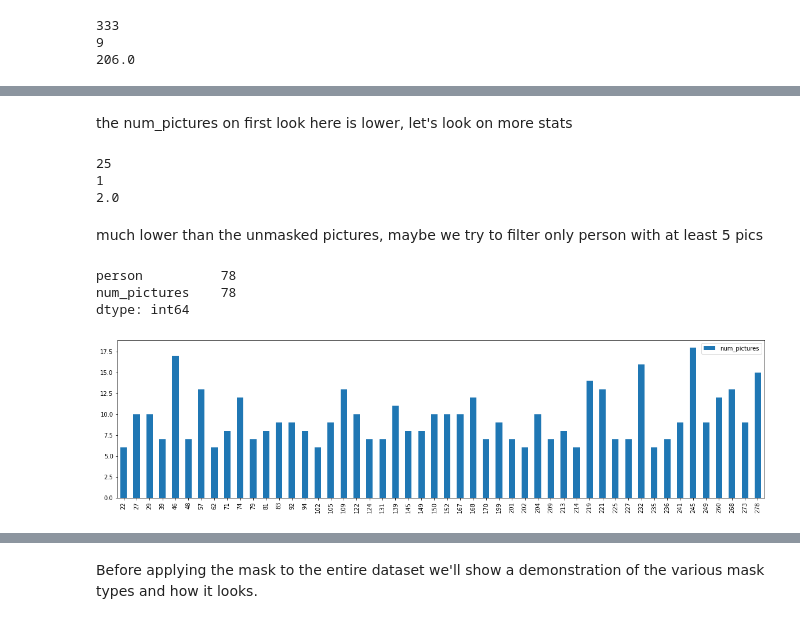
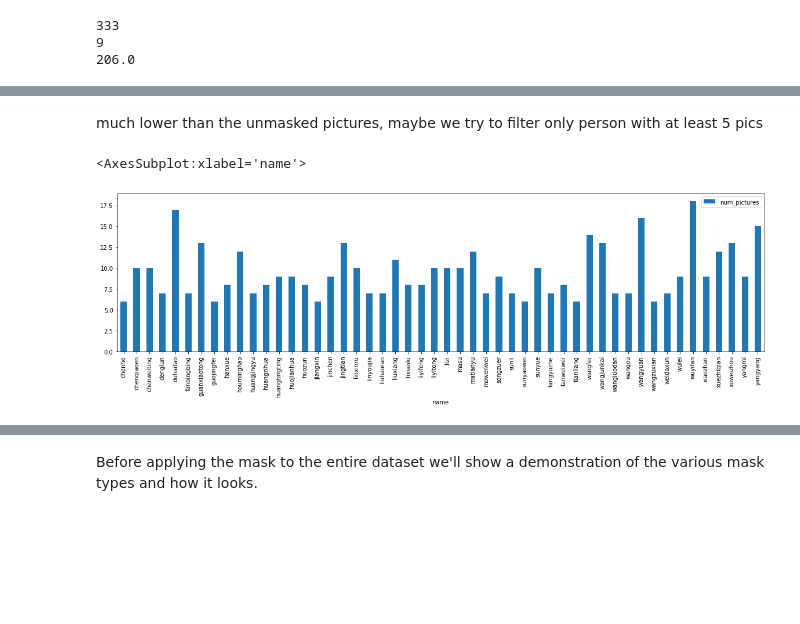
Before and after one commit to ofekari/MaskedFaceDetection, a Jupyter notebook: MaskedFaceDetectionNotebook.ipynb, the cells around one changed output, grey strips where cells are left out. Cells and saved outputs as stored; diff of their text form; code cells hidden in the pictures; blank space fills up the shorter version.

```diff
--- a/MaskedFaceDetectionNotebook.ipynb
+++ b/MaskedFaceDetectionNotebook.ipynb
@@ -108,14 +113,13 @@ import pandas as pd
 # %% [markdown]
 first let's check the counts of masked and unmasked pictures in this data set, start with unmaksed
 # %%
-BASE_PATH = "datazip/AFDB_face_dataset/"
-face_dataset = []
+BASE_PATH = "../data/afdb/face_dataset"
+afdb_face_dataset = []
 for path in glob.iglob(os.path.join(BASE_PATH, "**", "*.jpg")):
-    person = path.split("/")[-2]
-    size = os.path.getsize(path)
-    face_dataset.append({"person":person, "path": path, "size": size})
+    name = path.split("/")[-2]
+    index = re.search('_([0-9]*)\.',path).group(1)
+    afdb_face_dataset.append({"name":name, "index": index, "is_masked":False})
 
-face_dataset = pd.DataFrame(face_dataset)
-face_dataset_by_person = face_dataset.groupby("person").size().reset_index(name="num_pictures")
-face_dataset_by_person.head(10)
+afdb_face_dataset = pd.DataFrame(afdb_face_dataset)
+afdb_face_dataset
 # %% [output]
@@ -146,12 +167,11 @@ unmaksed pictures:
 # %%
-BASE_PATH = "datazip/AFDB_face_dataset/"
-masked_face_dataset = []
-for path in glob.iglob(os.path.join(BASE_PATH, "**")):
-    print(path)
-    person = path.split("/")[-2]
-    masked_face_dataset.append({"person":person, "path": path})
+BASE_PATH = "../data/afdb/masked_face_dataset"
+afdb_masked_face_dataset = []
+for path in glob.iglob(os.path.join(BASE_PATH, "**", "*.jpg")):
+    name = path.split("/")[-2]
+    index = re.search('_([0-9]*)\.',path).group(1)
+    afdb_masked_face_dataset.append({"name":name, "index": index, "is_masked":True})
 
-masked_face_dataset
-# masked_face_dataset = pd.DataFrame(masked_face_dataset)
-# masked_face_dataset = masked_face_dataset.groupby("person").size().reset_index(name="num_pictures")
+afdb_masked_face_dataset = pd.DataFrame(afdb_masked_face_dataset)
+afdb_masked_face_dataset
 # %% [output]
@@ -191,0 +191,3 @@ datazip/AFDB_face_dataset/zhoujielun
+# %%
+afdb_masked_face_dataset_by_name = afdb_masked_face_dataset.groupby("name").size().reset_index(name="num_pictures")
+afdb_masked_face_dataset_by_name.head(10)
@@ -211,22 +215,8 @@ print(masked_face_dataset["num_pictures"].sum())
-# %% [markdown]
-the num_pictures on first look here is lower, let's look on more stats
-# %%
-masked_face_dataset_num_pictuers = masked_face_dataset["num_pictures"]
-print(masked_face_dataset_num_pictuers.max())
-print(masked_face_dataset_num_pictuers.min())
-print(masked_face_dataset_num_pictuers.median())
-# %% [output]
-25
-1
-2.0
 # %% [markdown]
 much lower than the unmasked pictures, maybe we try to filter only person with at least 5 pics
 # %%
-masked_face_dataset_filtered = masked_face_dataset.loc[masked_face_dataset["num_pictures"] > 5]
-masked_face_dataset_filtered[:50].plot(kind='bar', figsize=(20,5))
-print(masked_face_dataset_filtered.count())
+afdb_masked_face_dataset_by_name_filtered = afdb_masked_face_dataset_by_name.loc[afdb_masked_face_dataset_by_name["num_pictures"] > 5]
+afdb_masked_face_dataset_by_name_filtered[:50].plot(x='name',y='num_pictures', kind='bar', figsize=(20,5))
 # %% [output]
-person          78
-num_pictures    78
-dtype: int64
+<AxesSubplot:xlabel='name'>
-[figure, old version]
+[figure, new version]
```
Also changed, not shown: parts of 49 cells of this notebook, 14 other files.
